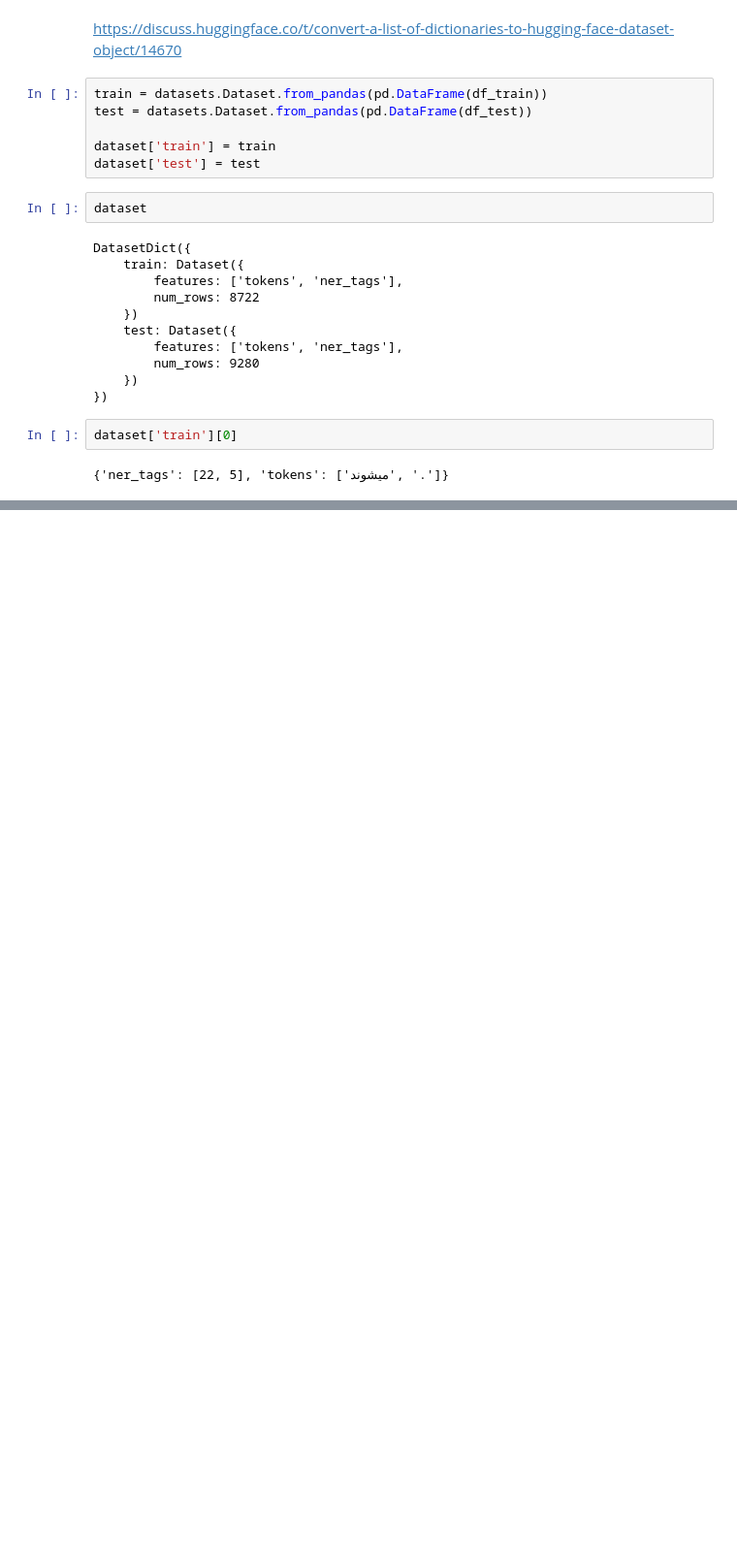
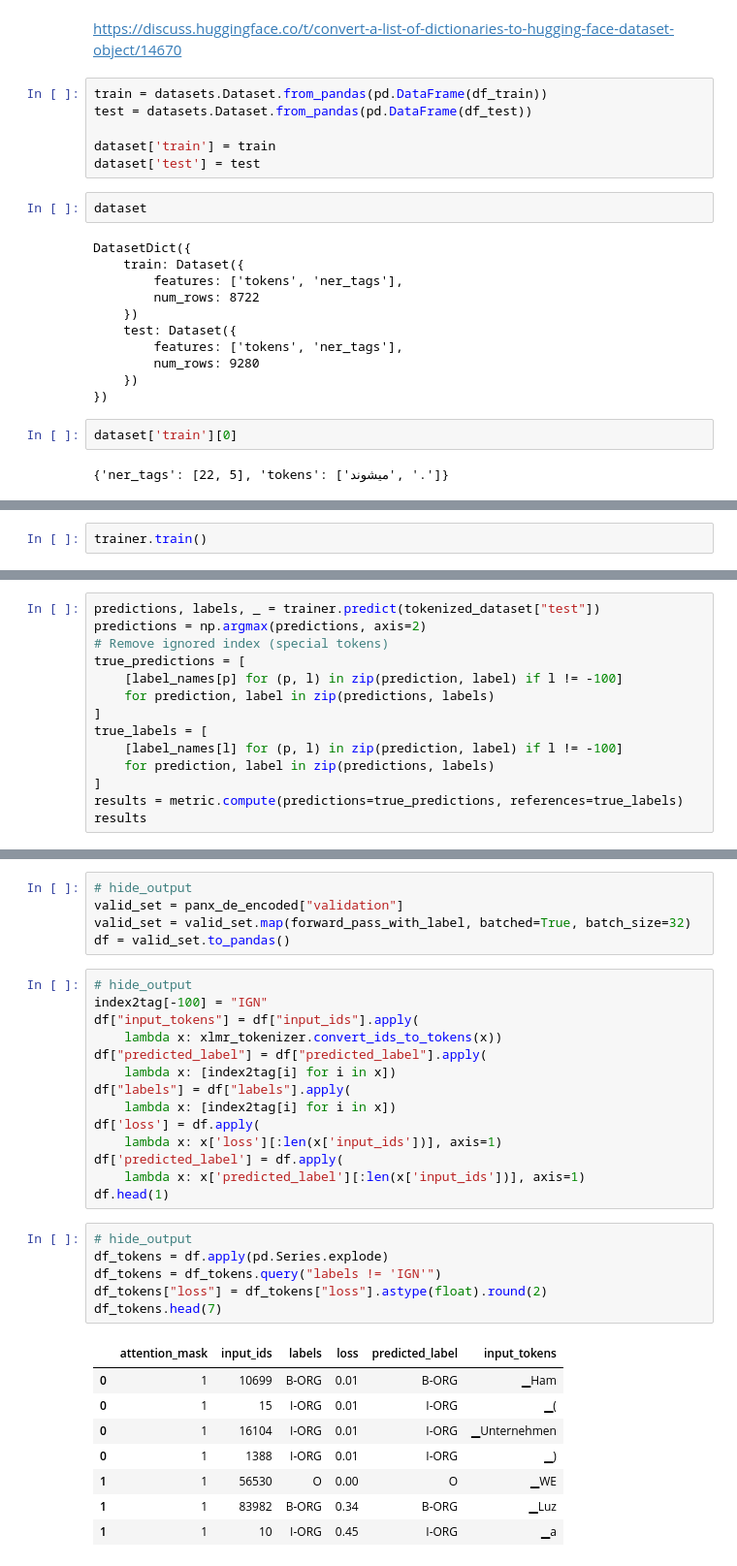
Before and after one commit to ZahraDehghani99/Natural-Language-Processing, a Jupyter notebook: HW6/NER_with_Transformers.ipynb, the cells around one changed output, grey strips where cells are left out. Shown: that part at 97% size. Drawn from its saved outputs; the diff is of its cells as text; blank space fills up the shorter version.

Commit message:
Train a new model.

```diff
--- a/HW6/NER_with_Transformers.ipynb
+++ b/HW6/NER_with_Transformers.ipynb
@@ -495,0 +660,2 @@ dataset['train'][0]
+# %%
+trainer.train()
@@ -495,0 +710,14 @@ dataset['train'][0]
+# %%
+predictions, labels, _ = trainer.predict(tokenized_dataset["test"])
+predictions = np.argmax(predictions, axis=2)
+# Remove ignored index (special tokens)
+true_predictions = [
+    [label_names[p] for (p, l) in zip(prediction, label) if l != -100]
+    for prediction, label in zip(predictions, labels)
+]
+true_labels = [
+    [label_names[l] for (p, l) in zip(prediction, label) if l != -100]
+    for prediction, label in zip(predictions, labels)
+]
+results = metric.compute(predictions=true_predictions, references=true_labels)
+results
@@ -495,0 +790,34 @@ dataset['train'][0]
+# %%
+# hide_output
+valid_set = panx_de_encoded["validation"]
+valid_set = valid_set.map(forward_pass_with_label, batched=True, batch_size=32)
+df = valid_set.to_pandas()
+# %%
+# hide_output
+index2tag[-100] = "IGN"
+df["input_tokens"] = df["input_ids"].apply(
+    lambda x: xlmr_tokenizer.convert_ids_to_tokens(x))
+df["predicted_label"] = df["predicted_label"].apply(
+    lambda x: [index2tag[i] for i in x])
+df["labels"] = df["labels"].apply(
+    lambda x: [index2tag[i] for i in x])
+df['loss'] = df.apply(
+    lambda x: x['loss'][:len(x['input_ids'])], axis=1)
+df['predicted_label'] = df.apply(
+    lambda x: x['predicted_label'][:len(x['input_ids'])], axis=1)
+df.head(1)
+# %%
+# hide_output
+df_tokens = df.apply(pd.Series.explode)
+df_tokens = df_tokens.query("labels != 'IGN'")
+df_tokens["loss"] = df_tokens["loss"].astype(float).round(2)
+df_tokens.head(7)
+# %% [output]
+|  | attention_mask | input_ids | labels | loss | predicted_label | input_tokens |
+| 0 | 1 | 10699 | B-ORG | 0.01 | B-ORG | ▁Ham |
+| 0 | 1 | 15 | I-ORG | 0.01 | I-ORG | ▁( |
+| 0 | 1 | 16104 | I-ORG | 0.01 | I-ORG | ▁Unternehmen |
+| 0 | 1 | 1388 | I-ORG | 0.01 | I-ORG | ▁) |
+| 1 | 1 | 56530 | O | 0.00 | O | ▁WE |
+| 1 | 1 | 83982 | B-ORG | 0.34 | B-ORG | ▁Luz |
+| 1 | 1 | 10 | I-ORG | 0.45 | I-ORG | ▁a |
```
Also changed, not shown: parts of 84 cells of this notebook.
